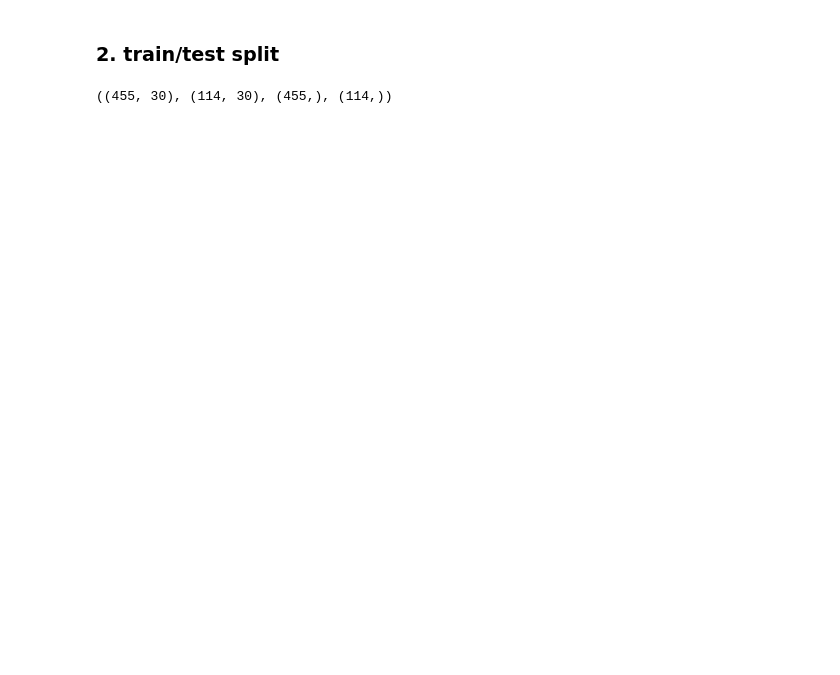
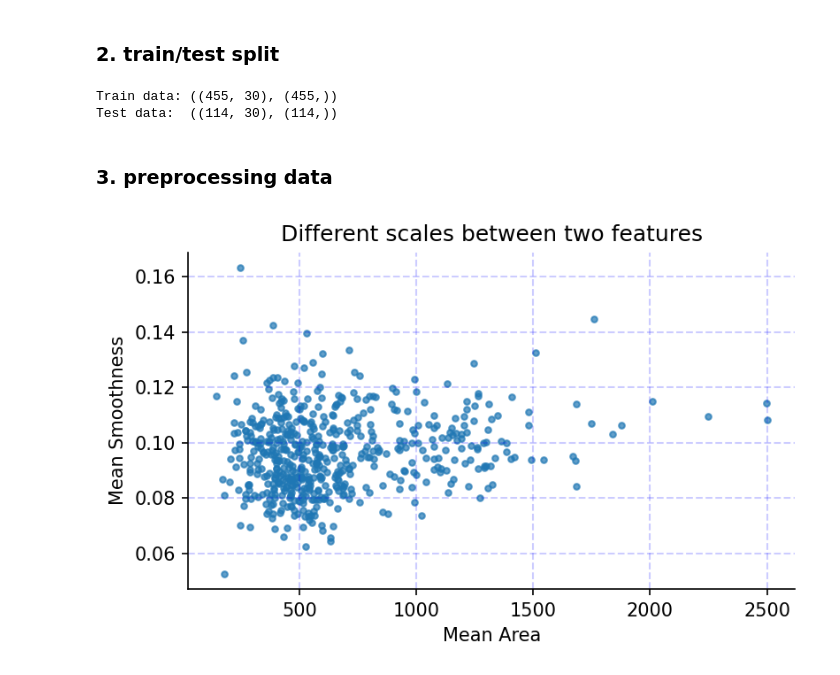
Before and after one commit to mgustineli/leetcode, a Jupyter notebook: notebooks/scikit-learn.ipynb, the cells around one changed output. Saved outputs shown, nothing was run; the diff lists cells and outputs as text; code cells hidden in the pictures; blank space fills up the shorter version.

```diff
--- a/notebooks/scikit-learn.ipynb
+++ b/notebooks/scikit-learn.ipynb
@@ -84,6 +92,36 @@ X_train, X_test, y_train, y_test = train_test_split(
     X, y, test_size=0.2, random_state=42, stratify=y
 )
 
-X_train.shape, X_test.shape, y_train.shape, y_test.shape
+print(f"Train data: {X_train.shape, y_train.shape}")
+print(f"Test data:  {X_test.shape, y_test.shape}")
 # %% [output]
-((455, 30), (114, 30), (455,), (114,))
+Train data: ((455, 30), (455,))
+Test data:  ((114, 30), (114,))
+# %% [markdown]
+### 3. preprocessing data
+# %%
+# Rename columns to lower case
+cols = list(X.columns)
+lower_cols = [col.replace(" ", "_").lower() for col in cols]
+X.columns = lower_cols
+# %%
+# visualize data disstribution
+import matplotlib.pyplot as plt
+
+
+# plot different features
+def plot_distributions(df: pd.DataFrame, feature1: str, feature2: str) -> None:
+    fig, ax = plt.subplots(figsize=(6, 4), dpi=150)
+    ax.scatter(df[feature1], df[feature2], s=10, alpha=0.7)
+    ax.set_title("Different scales between two features")
+    ax.set_xlabel(f"{feature1.replace('_', ' ').title()}")
+    ax.set_ylabel(f"{feature2.replace('_', ' ').title()}")
+    ax.grid(color="blue", linestyle="--", linewidth=1, alpha=0.2)
+    for spine in ["top", "right"]:
+        ax.spines[spine].set_visible(False)
+    fig.tight_layout(pad=3)
+# %%
+# plot regular data
+plot_distributions(df=X, feature1="mean_area", feature2="mean_smoothness")
+# %% [output]
+[figure, added]
```
Also changed, not shown: parts of 26 cells of this notebook.
